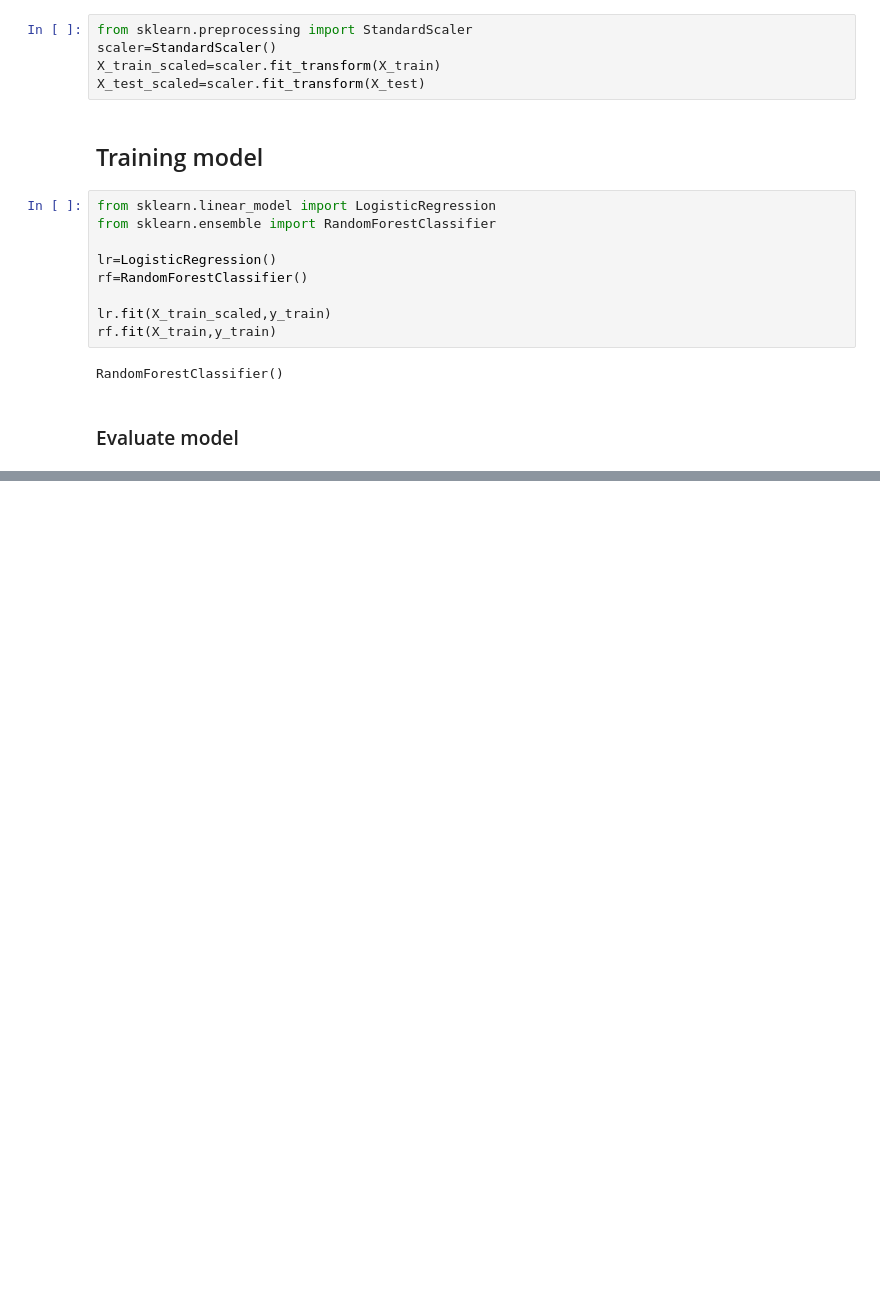
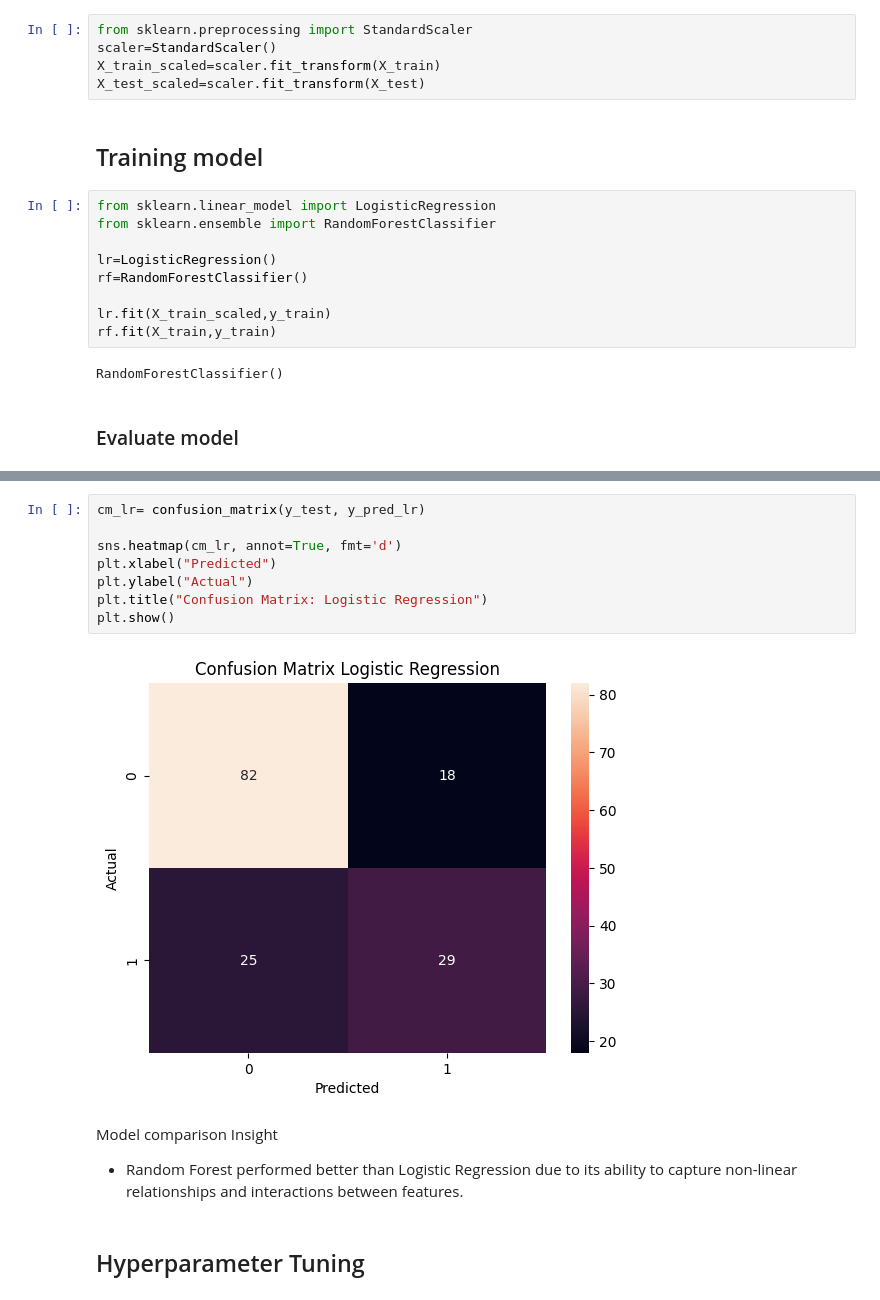
Before and after one commit to Seetharamanrs/Diabetes_Classification, a Jupyter notebook: Notebook/diabetes_analysis.ipynb, the cells around one changed output, grey strips where cells are left out. Cells and saved outputs as stored; diff of their text form; blank space fills up the shorter version.

```diff
--- a/Notebook/diabetes_analysis.ipynb
+++ b/Notebook/diabetes_analysis.ipynb
@@ -207,0 +195,15 @@ plt.show()
+# %%
+cm_lr= confusion_matrix(y_test, y_pred_lr)
+
+sns.heatmap(cm_lr, annot=True, fmt='d')
+plt.xlabel("Predicted")
+plt.ylabel("Actual")
+plt.title("Confusion Matrix: Logistic Regression")
+plt.show()
+# %% [output]
+[figure, added]
+# %% [markdown]
+Model comparison Insight
+- Random Forest performed better than Logistic Regression due to its ability to capture non-linear relationships and interactions between features.
+# %% [markdown]
+## Hyperparameter Tuning
```
Also changed, not shown: parts of 9 cells of this notebook.
